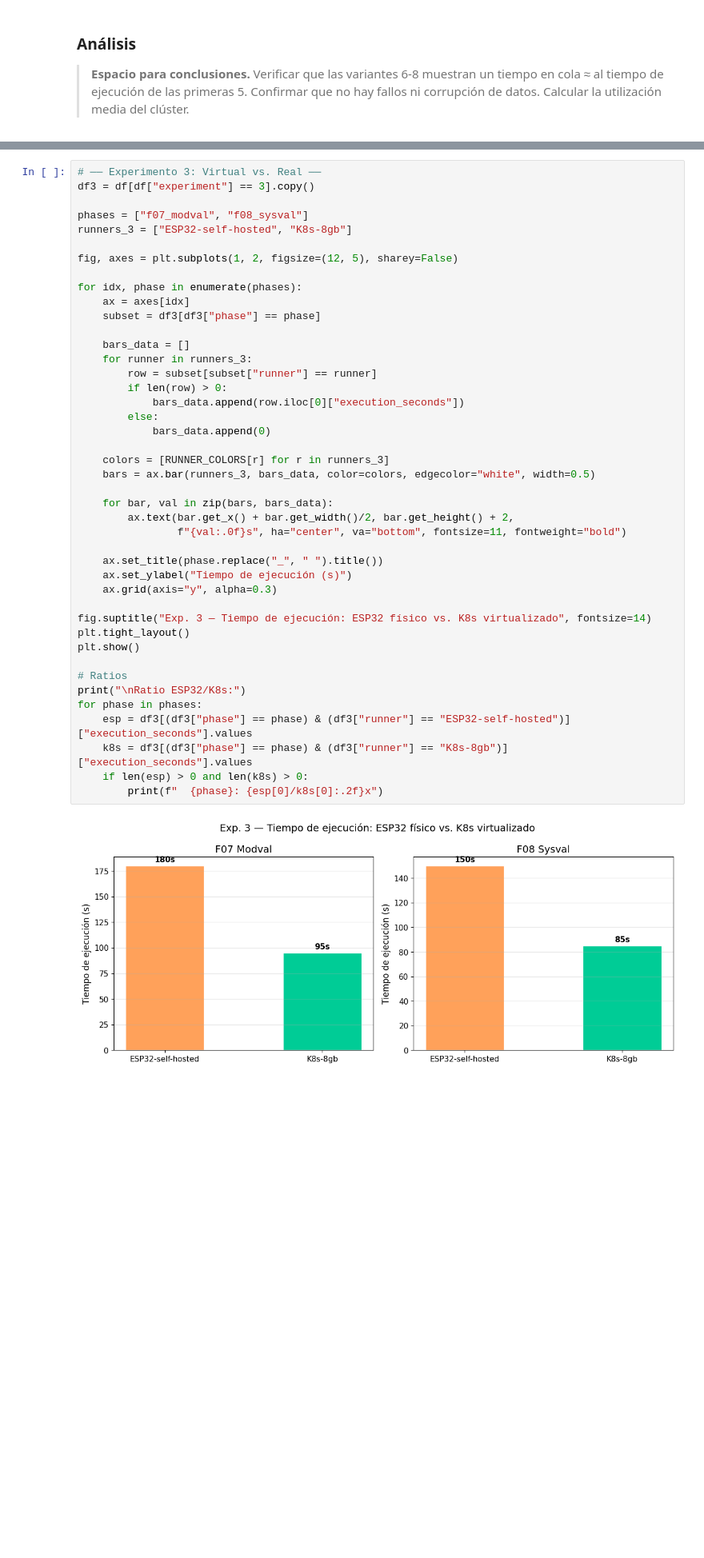
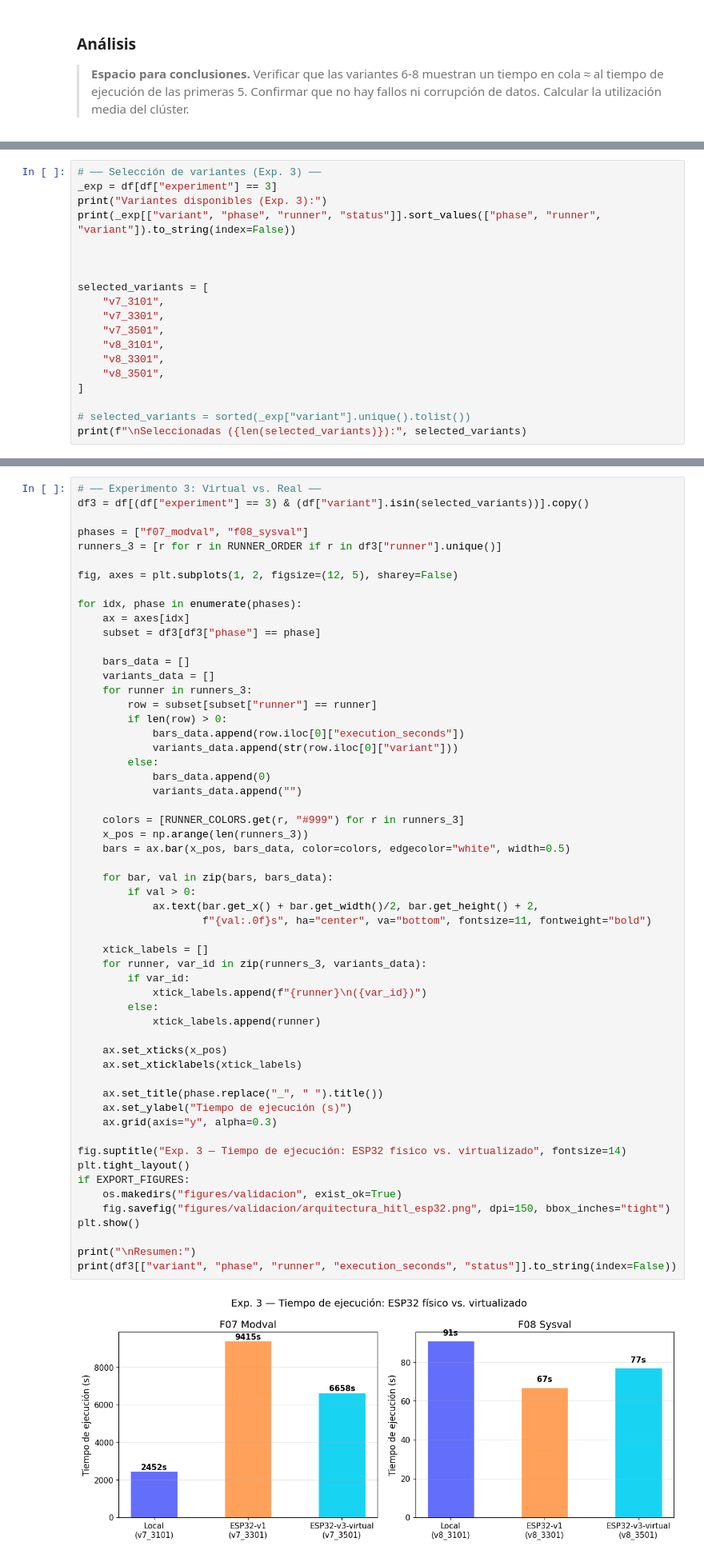
Before and after one commit to Tehedor/MLOPS_Dashboard-Clrl, a Jupyter notebook: analisis/validacion_mlops.ipynb, the cells around one changed output, grey strips where cells are left out. Shown at 80% size. Drawn from its saved outputs; the diff is of its cells as text; blank space fills up the shorter version.

```diff
--- a/analisis/validacion_mlops.ipynb
+++ b/analisis/validacion_mlops.ipynb
@@ -237,0 +842,19 @@ v3_2308            102                 94            196
+# %%
+# ── Selección de variantes (Exp. 3) ──
+_exp = df[df["experiment"] == 3]
+print("Variantes disponibles (Exp. 3):")
+print(_exp[["variant", "phase", "runner", "status"]].sort_values(["phase", "runner", "variant"]).to_string(index=False))
+
+
+
+selected_variants = [
+    "v7_3101",
+    "v7_3301",
+    "v7_3501",
+    "v8_3101",
+    "v8_3301",
+    "v8_3501",
+]
+
+# selected_variants = sorted(_exp["variant"].unique().tolist())
+print(f"\nSeleccionadas ({len(selected_variants)}):", selected_variants)
@@ -238,45 +879,58 @@ v3_2308            102                 94            196
 # %%
 # ── Experimento 3: Virtual vs. Real ──
-df3 = df[df["experiment"] == 3].copy()
+df3 = df[(df["experiment"] == 3) & (df["variant"].isin(selected_variants))].copy()
 
 phases = ["f07_modval", "f08_sysval"]
-runners_3 = ["ESP32-self-hosted", "K8s-8gb"]
+runners_3 = [r for r in RUNNER_ORDER if r in df3["runner"].unique()]
 
 fig, axes = plt.subplots(1, 2, figsize=(12, 5), sharey=False)
 
 for idx, phase in enumerate(phases):
     ax = axes[idx]
     subset = df3[df3["phase"] == phase]
 
     bars_data = []
+    variants_data = []
     for runner in runners_3:
         row = subset[subset["runner"] == runner]
         if len(row) > 0:
             bars_data.append(row.iloc[0]["execution_seconds"])
+            variants_data.append(str(row.iloc[0]["variant"]))
         else:
             bars_data.append(0)
+            variants_data.append("")
 
-    colors = [RUNNER_COLORS[r] for r in runners_3]
-    bars = ax.bar(runners_3, bars_data, color=colors, edgecolor="white", width=0.5)
+    colors = [RUNNER_COLORS.get(r, "#999") for r in runners_3]
+    x_pos = np.arange(len(runners_3))
+    bars = ax.bar(x_pos, bars_data, color=colors, edgecolor="white", width=0.5)
 
     for bar, val in zip(bars, bars_data):
-        ax.text(bar.get_x() + bar.get_width()/2, bar.get_height() + 2,
-                f"{val:.0f}s", ha="center", va="bottom", fontsize=11, fontweight="bold")
+        if val > 0:
+            ax.text(bar.get_x() + bar.get_width()/2, bar.get_height() + 2,
+                    f"{val:.0f}s", ha="center", va="bottom", fontsize=11, fontweight="bold")
+
+    xtick_labels = []
+    for runner, var_id in zip(runners_3, variants_data):
+        if var_id:
+            xtick_labels.append(f"{runner}\n({var_id})")
+        else:
+            xtick_labels.append(runner)
+
+    ax.set_xticks(x_pos)
+    ax.set_xticklabels(xtick_labels)
 
     ax.set_title(phase.replace("_", " ").title())
     ax.set_ylabel("Tiempo de ejecución (s)")
     ax.grid(axis="y", alpha=0.3)
 
-fig.suptitle("Exp. 3 — Tiempo de ejecución: ESP32 físico vs. K8s virtualizado", fontsize=14)
+fig.suptitle("Exp. 3 — Tiempo de ejecución: ESP32 físico vs. virtualizado", fontsize=14)
 plt.tight_layout()
+if EXPORT_FIGURES:
+    os.makedirs("figures/validacion", exist_ok=True)
+    fig.savefig("figures/validacion/arquitectura_hitl_esp32.png", dpi=150, bbox_inches="tight")
 plt.show()
 
-# Ratios
-print("\nRatio ESP32/K8s:")
-for phase in phases:
-    esp = df3[(df3["phase"] == phase) & (df3["runner"] == "ESP32-self-hosted")]["execution_seconds"].values
-    k8s = df3[(df3["phase"] == phase) & (df3["runner"] == "K8s-8gb")]["execution_seconds"].values
-    if len(esp) > 0 and len(k8s) > 0:
-        print(f"  {phase}: {esp[0]/k8s[0]:.2f}x")
+print("\nResumen:")
+print(df3[["variant", "phase", "runner", "execution_seconds", "status"]].to_string(index=False))
 # %% [output]
-[figure, old version]
+[figure, new version]
```
Also changed, not shown: parts of 29 cells of this notebook, 20 other files.
